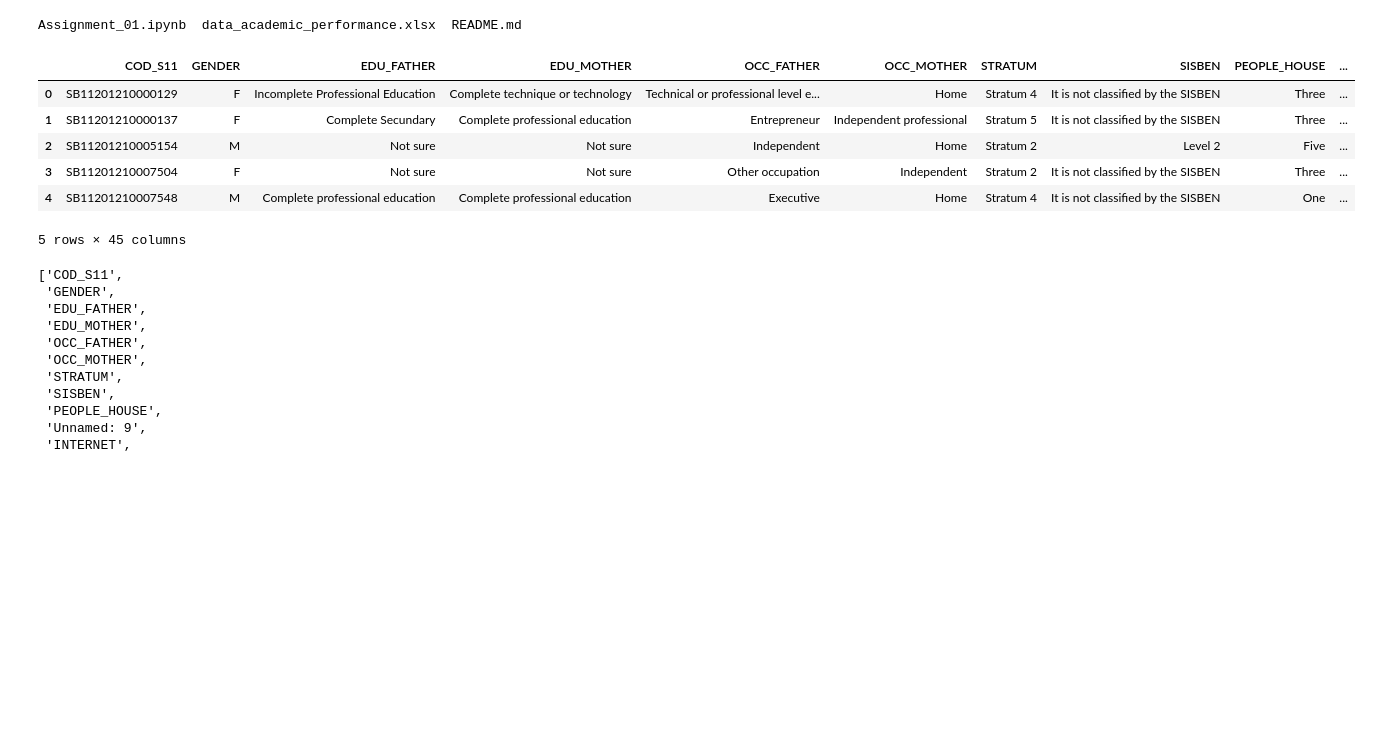
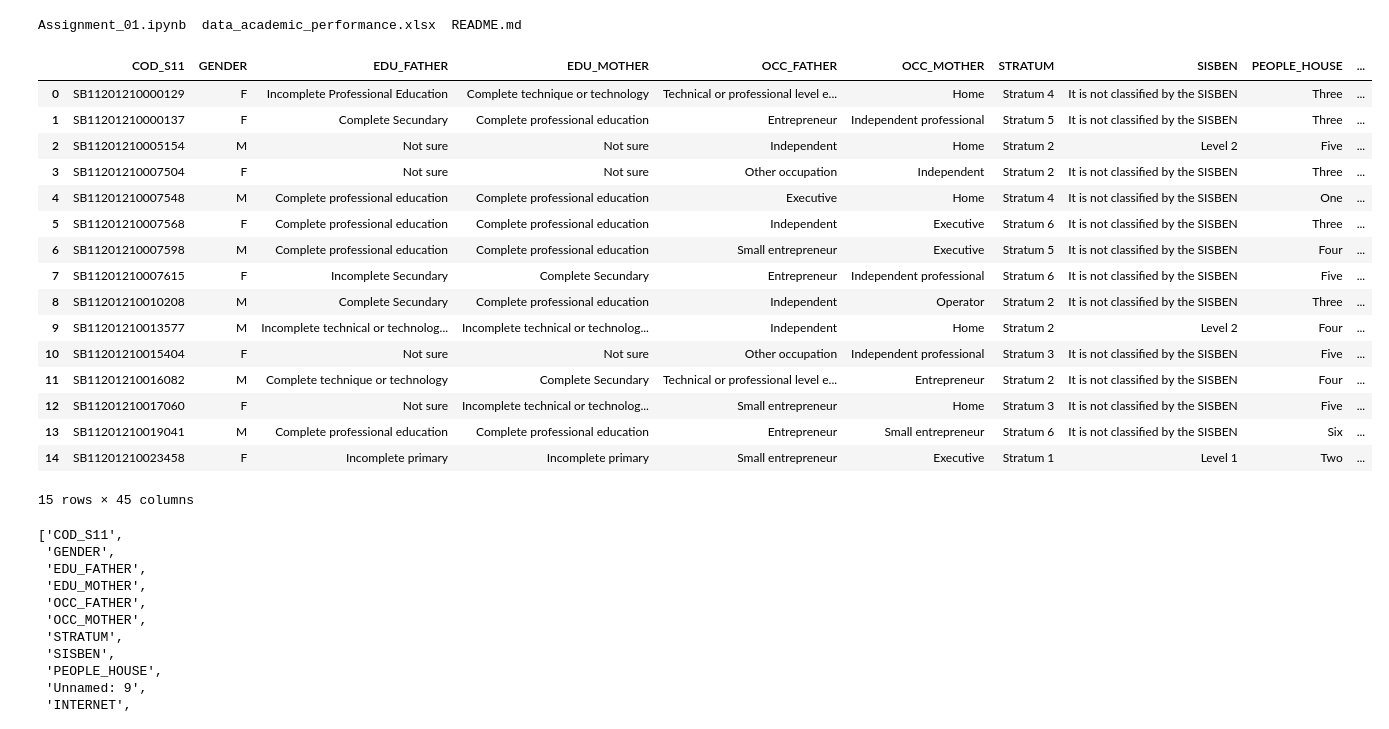
Before and after one commit to sytluc0803/MSSP607, a Jupyter notebook: Assignments/Assignment_01.ipynb, the cells around one changed output. Saved outputs shown, nothing was run; the diff lists cells and outputs as text; code cells hidden in the pictures; blank space fills up the shorter version.

```diff
--- a/Assignments/Assignment_01.ipynb
+++ b/Assignments/Assignment_01.ipynb
@@ -36,18 +31,29 @@ Assignment_01.ipynb  data_academic_performance.xlsx  README.md
 # %%
 import numpy as np
 import pandas as pd
 import statistics
+import matplotlib.pyplot as plt
 
 df = pd.read_excel('data_academic_performance.xlsx')
-df.head()
+df.head(15)
 # %% [output]
 |  | COD_S11 | GENDER | EDU_FATHER | EDU_MOTHER | OCC_FATHER | OCC_MOTHER | STRATUM | SISBEN | PEOPLE_HOUSE | ... |
 | 0 | SB11201210000129 | F | Incomplete Professional Education | Complete technique or technology | Technical or professional level e... | Home | Stratum 4 | It is not classified by the SISBEN | Three | ... |
 | 1 | SB11201210000137 | F | Complete Secundary | Complete professional education | Entrepreneur | Independent professional | Stratum 5 | It is not classified by the SISBEN | Three | ... |
 | 2 | SB11201210005154 | M | Not sure | Not sure | Independent | Home | Stratum 2 | Level 2 | Five | ... |
 | 3 | SB11201210007504 | F | Not sure | Not sure | Other occupation | Independent | Stratum 2 | It is not classified by the SISBEN | Three | ... |
 | 4 | SB11201210007548 | M | Complete professional education | Complete professional education | Executive | Home | Stratum 4 | It is not classified by the SISBEN | One | ... |
+| 5 | SB11201210007568 | F | Complete professional education | Complete professional education | Independent | Executive | Stratum 6 | It is not classified by the SISBEN | Three | ... |
+| 6 | SB11201210007598 | M | Complete professional education | Complete professional education | Small entrepreneur | Executive | Stratum 5 | It is not classified by the SISBEN | Four | ... |
+| 7 | SB11201210007615 | F | Incomplete Secundary | Complete Secundary | Entrepreneur | Independent professional | Stratum 6 | It is not classified by the SISBEN | Five | ... |
+| 8 | SB11201210010208 | M | Complete Secundary | Complete professional education | Independent | Operator | Stratum 2 | It is not classified by the SISBEN | Three | ... |
+| 9 | SB11201210013577 | M | Incomplete technical or technolog... | Incomplete technical or technolog... | Independent | Home | Stratum 2 | Level 2 | Four | ... |
+| 10 | SB11201210015404 | F | Not sure | Not sure | Other occupation | Independent professional | Stratum 3 | It is not classified by the SISBEN | Five | ... |
+| 11 | SB11201210016082 | M | Complete technique or technology | Complete Secundary | Technical or professional level e... | Entrepreneur | Stratum 2 | It is not classified by the SISBEN | Four | ... |
+| 12 | SB11201210017060 | F | Not sure | Incomplete technical or technolog... | Small entrepreneur | Home | Stratum 3 | It is not classified by the SISBEN | Five | ... |
+| 13 | SB11201210019041 | M | Complete professional education | Complete professional education | Entrepreneur | Small entrepreneur | Stratum 6 | It is not classified by the SISBEN | Six | ... |
+| 14 | SB11201210023458 | F | Incomplete primary | Incomplete primary | Small entrepreneur | Executive | Stratum 1 | Level 1 | Two | ... |
-5 rows × 45 columns
+15 rows × 45 columns
 # %%
 df.columns.tolist()
 # %% [output]
```
Also changed, not shown: parts of 60 cells of this notebook.
